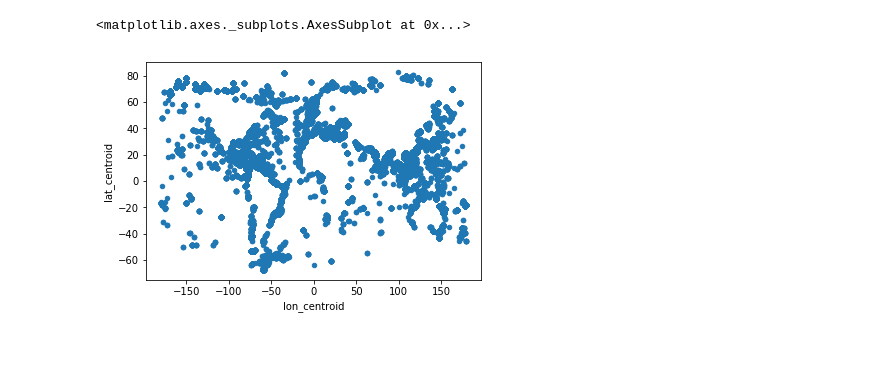
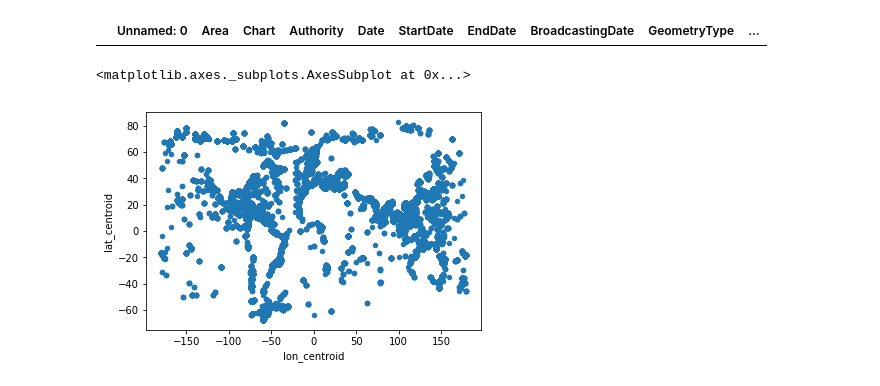
Before and after one commit to johnx25bd/navwarning-analysis, a Jupyter notebook: risk-analysis/risk-quadrat-analysis.ipynb, the cells around one changed output. Saved outputs shown, nothing was run; the diff lists cells and outputs as text; code cells hidden in the pictures; blank space fills up the shorter version.

```diff
--- a/risk-analysis/risk-quadrat-analysis.ipynb
+++ b/risk-analysis/risk-quadrat-analysis.ipynb
@@ -20,6 +20,12 @@ def convertGeometries(df):
             else:
                 geom = shapely.geometry.LineString(df.loc[i,'Coordinates'])
         df.loc[i, 'geometry'] = geom
+# %%
+df = pd.read_csv('../data-versions/navwarnings-dates-centroids.csv')#.sample(frac=0.1).reset_index()
+# %%
+df[df['lon_centroid'] > 180]
+# %% [output]
+|  | Unnamed: 0 | Area | Chart | Authority | Date | StartDate | EndDate | BroadcastingDate | GeometryType | ... |
 # %%
 df = pd.read_csv('../data-versions/navwarnings-dates-centroids.csv')#.sample(frac=0.1).reset_index()
 # df = df.sample(frac=0.05)
```
Also changed, not shown: parts of 3 cells of this notebook, 8 other files.
